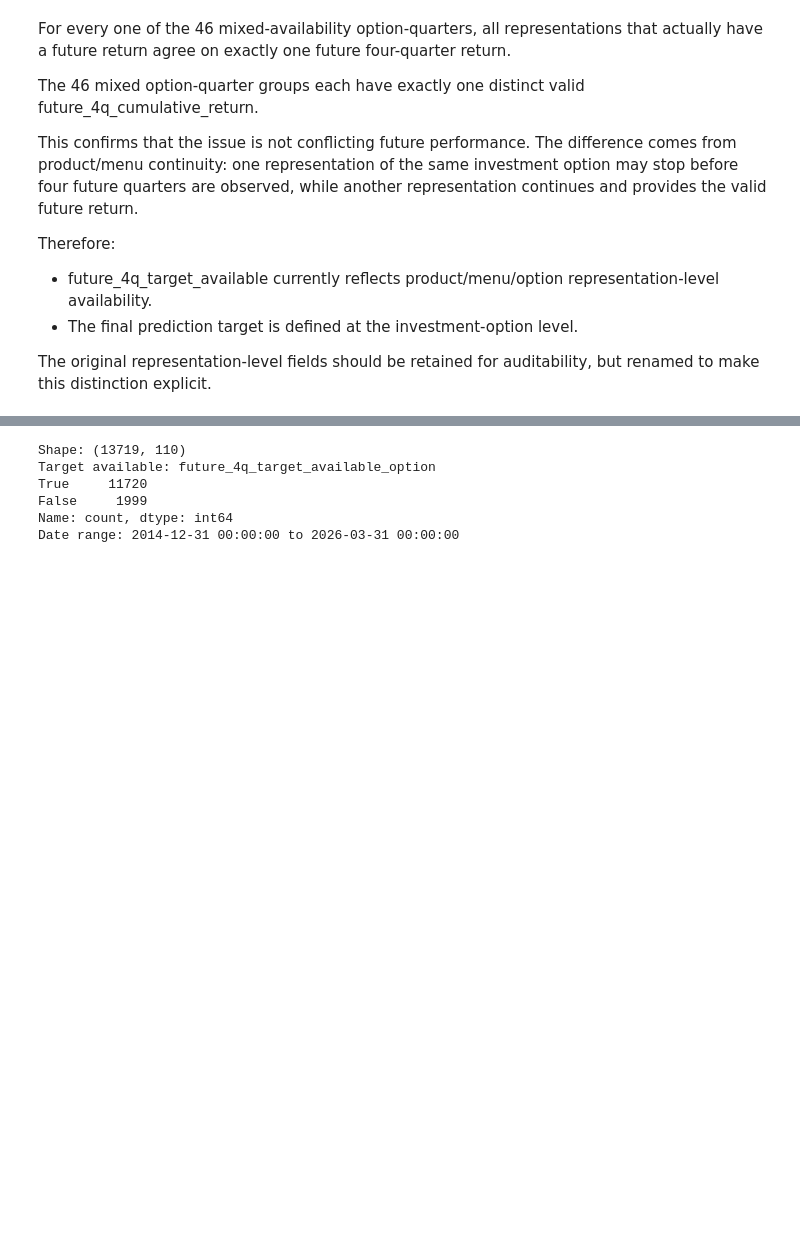
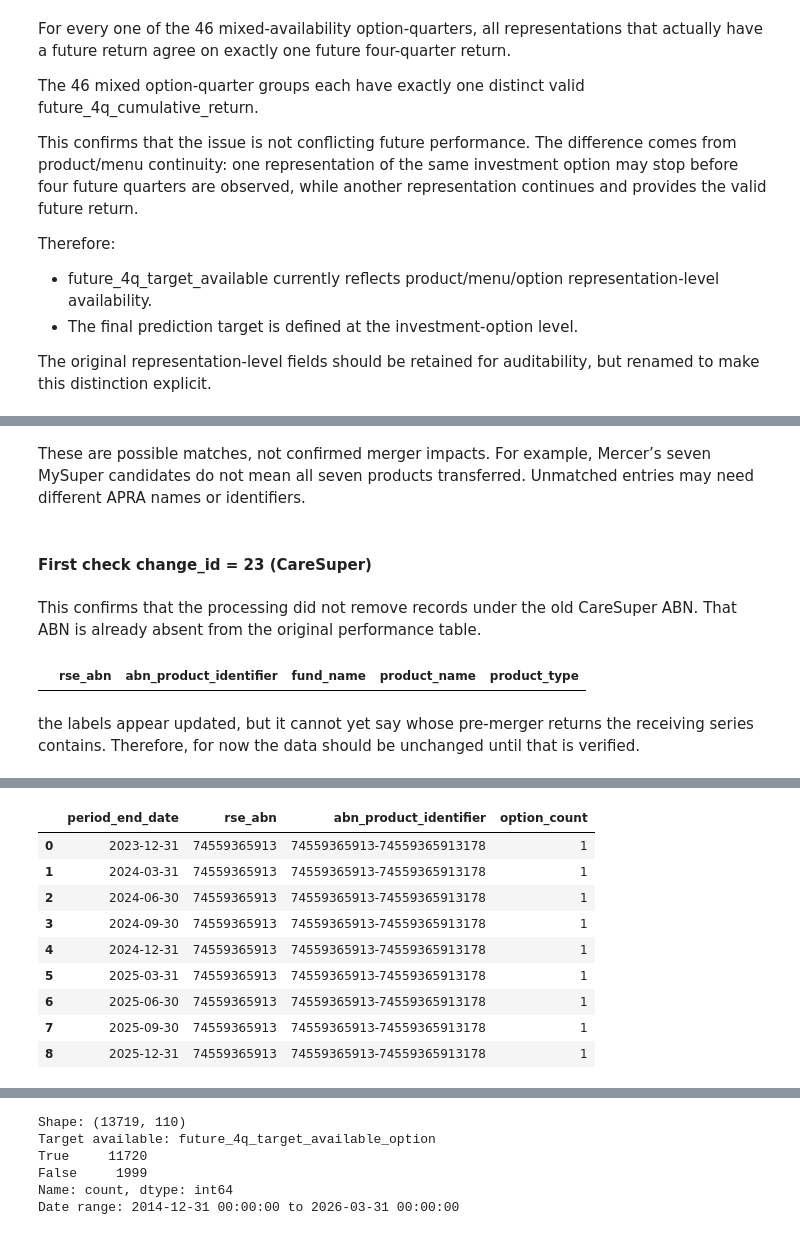
Before and after one commit to terra9/superannuation-performance-early-warning, a Jupyter notebook: notebooks/apra_data_audit.ipynb, the cells around one changed output, grey strips where cells are left out. Saved outputs shown, nothing was run; the diff lists cells and outputs as text; code cells hidden in the pictures; blank space fills up the shorter version.

```diff
--- a/notebooks/apra_data_audit.ipynb
+++ b/notebooks/apra_data_audit.ipynb
@@ -10305,0 +9788,4 @@ hist_model_mysuper_features = (
+# %% [markdown]
+These are possible matches, not confirmed merger impacts. For example, Mercer’s seven MySuper candidates do not mean all seven products transferred. Unmatched entries may need different APRA names or identifiers.
+# %% [markdown]
+#### First check change_id = 23 (CareSuper)
@@ -10305,0 +9842,62 @@ hist_model_mysuper_features = (
+# %% [markdown]
+This confirms that the processing did not remove records under the old CareSuper ABN. That ABN is already absent from the original performance table.
+# %%
+# Search the original identifiers for the former CareSuper ABN or USI.
+care_old_id_match = pd.Series(False, index=historical_performance.index)
+
+for id_column in [
+    "rse_abn",
+    "abn_product_identifier",
+    "abn_investment_menu_identifier",
+    "abn_investment_option_identifier",
+]:
+    care_old_id_match |= (
+        historical_performance[id_column]
+        .astype(str)
+        .str.contains("98172275725|CAR0100AU", na=False)
+    )
+
+# Show any matching products and the fund ABN attached to them.
+historical_performance.loc[
+    care_old_id_match,
+    ["rse_abn", "abn_product_identifier", "fund_name",
+     "product_name", "product_type"]
+].drop_duplicates()
+# %% [output]
+|  | rse_abn | abn_product_identifier | fund_name | product_name | product_type |
+# %% [markdown]
+the labels appear updated, but it cannot yet say whose pre-merger returns the receiving series contains. Therefore, for now the data should be unchanged until that is verified.
+# %%
+# STEP 3B: Inspect MySuper identifiers before and after the selected change.
+# These are historical reporting boundaries, not confirmed option lineage links.
+selected_mysuper_history = hist_model_base.loc[
+    hist_model_base["abn_product_identifier"].isin(selected_product_ids)
+    & hist_model_base["product_type"].eq("MySuper Product")
+].copy()
+selected_option_history = (
+    selected_mysuper_history.groupby([
+        "rse_abn", "abn_product_identifier", "abn_investment_menu_identifier",
+        "abn_investment_option_identifier", "investment_option_name",
+    ], dropna=False)
+    .agg(
+        first_period=("period_end_date", "min"),
+        last_period=("period_end_date", "max"),
+        observed_quarters=("period_end_date", "nunique"),
+    ).reset_index().sort_values(["rse_abn", "abn_product_identifier", "last_period"])
+)
+display(selected_option_history)
+
+# Show quarterly option counts from four quarters before to four quarters after.
+selected_change_quarter = selected_change["listed_date"].to_period("Q")
+selected_nearby_history = selected_mysuper_history.loc[
+    selected_mysuper_history["period_end_date"].dt.to_period("Q").between(
+        selected_change_quarter - 4, selected_change_quarter + 4
+    )
+]
+selected_quarter_counts = (
+    selected_nearby_history.groupby([
+        "period_end_date", "rse_abn", "abn_product_identifier",
+    ])["abn_investment_option_identifier"].nunique().rename("option_count").reset_index()
+)
+display(selected_quarter_counts)
+# %% [output]
@@ -10305,0 +9907,10 @@ hist_model_mysuper_features = (
+|  | period_end_date | rse_abn | abn_product_identifier | option_count |
+| 0 | 2023-12-31 | 74559365913 | 74559365913-74559365913178 | 1 |
+| 1 | 2024-03-31 | 74559365913 | 74559365913-74559365913178 | 1 |
+| 2 | 2024-06-30 | 74559365913 | 74559365913-74559365913178 | 1 |
+| 3 | 2024-09-30 | 74559365913 | 74559365913-74559365913178 | 1 |
+| 4 | 2024-12-31 | 74559365913 | 74559365913-74559365913178 | 1 |
+| 5 | 2025-03-31 | 74559365913 | 74559365913-74559365913178 | 1 |
+| 6 | 2025-06-30 | 74559365913 | 74559365913-74559365913178 | 1 |
+| 7 | 2025-09-30 | 74559365913 | 74559365913-74559365913178 | 1 |
+| 8 | 2025-12-31 | 74559365913 | 74559365913-74559365913178 | 1 |
```
Also changed, not shown: parts of 116 cells of this notebook.
